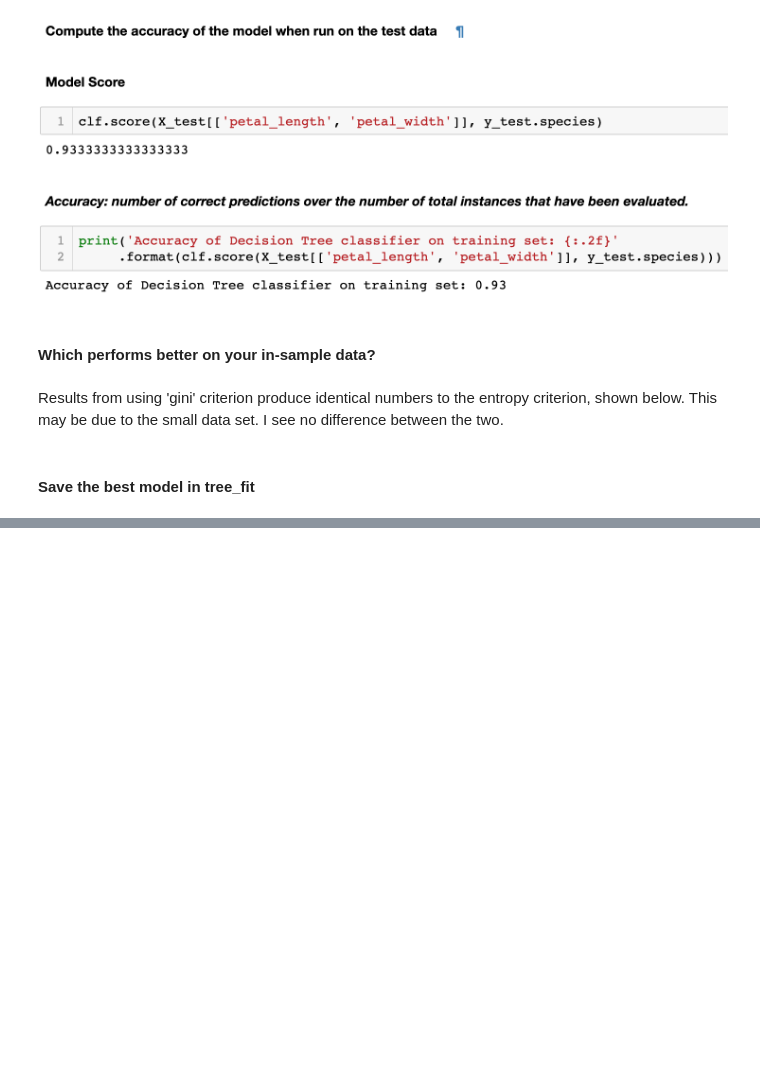
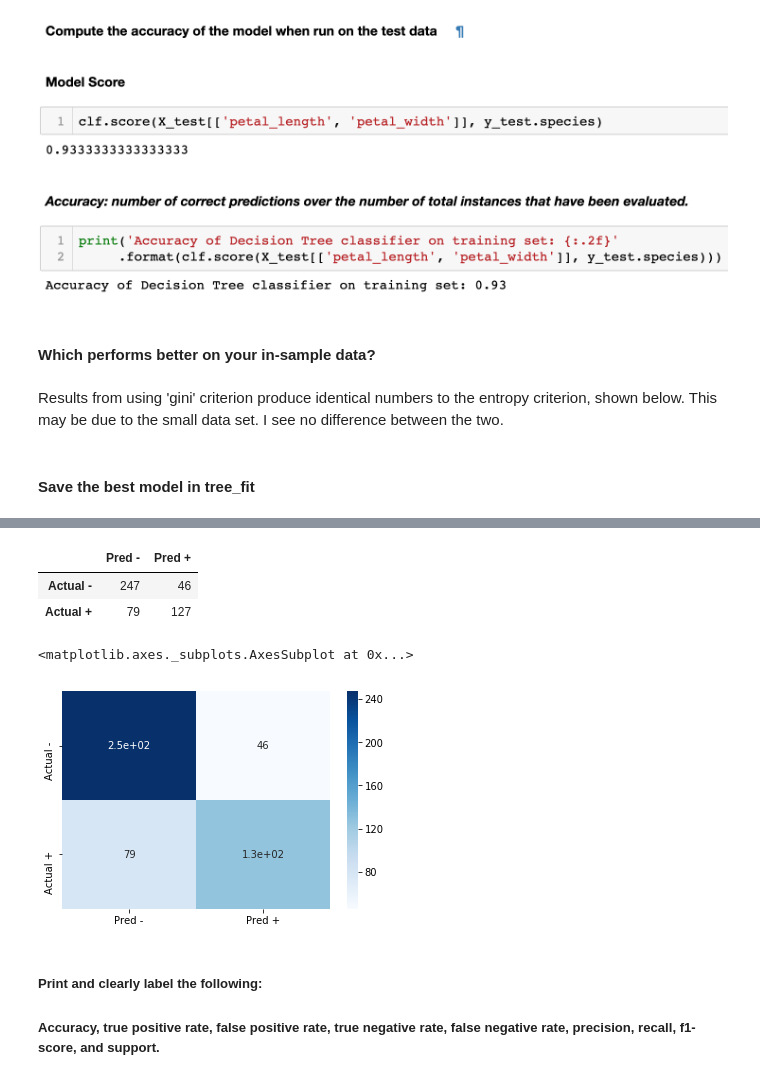
Before and after one commit to HackneyChad/ds-methodologies-exercises, a Jupyter notebook: classification/model.ipynb, the cells around one changed output, grey strips where cells are left out. Drawn from its saved outputs; the diff is of its cells as text; code cells hidden in the pictures; blank space fills up the shorter version.

```diff
--- a/classification/model.ipynb
+++ b/classification/model.ipynb
@@ -766,0 +1404,9 @@ Results from using 'gini' criterion produce identical numbers to the entropy cri
+# %%
+# make the thing
+rf = RandomForestClassifier(bootstrap=True,
+                            class_weight=None,
+                            criterion='gini',
+                            min_samples_leaf=3,
+                            n_estimators=100,
+                            max_depth=3,
+                            random_state=123)
@@ -766,0 +1415,3 @@ Results from using 'gini' criterion produce identical numbers to the entropy cri
+# %%
+# fit the thing
+rf.fit(X_train, y_train)
@@ -766,0 +1435,3 @@ Results from using 'gini' criterion produce identical numbers to the entropy cri
+# %%
+y_pred = rf.predict(X_train)
+y_pred
@@ -766,0 +1515,15 @@ Results from using 'gini' criterion produce identical numbers to the entropy cri
+# %%
+import pandas as pd
+
+# https://scikit-learn.org/stable/modules/generated/sklearn.metrics.confusion_matrix.html
+# Thus in binary classification, the count of true negatives is C 0,0,
+# false negatives is 1, 0, true positives is 1, 1 and false positives is 0, 1.
+
+df = pd.DataFrame(confusion_matrix(y_train, y_pred),
+             columns=['Pred -', 'Pred +'], index=['Actual -', 'Actual +'])
+
+df
+# %% [output]
+|  | Pred - | Pred + |
+| Actual - | 247 | 46 |
+| Actual + | 79 | 127 |
@@ -766,0 +1533,9 @@ Results from using 'gini' criterion produce identical numbers to the entropy cri
+# %%
+sns.heatmap(df, cmap='Blues', annot=True)
+# %% [output]
+<matplotlib.axes._subplots.AxesSubplot at 0x...>
+[figure, added]
+# %% [markdown]
+##### Print and clearly label the following:
+
+##### Accuracy, true positive rate, false positive rate, true negative rate, false negative rate, precision, recall, f1-score, and support.
```
Also changed, not shown: parts of 130 cells of this notebook.
